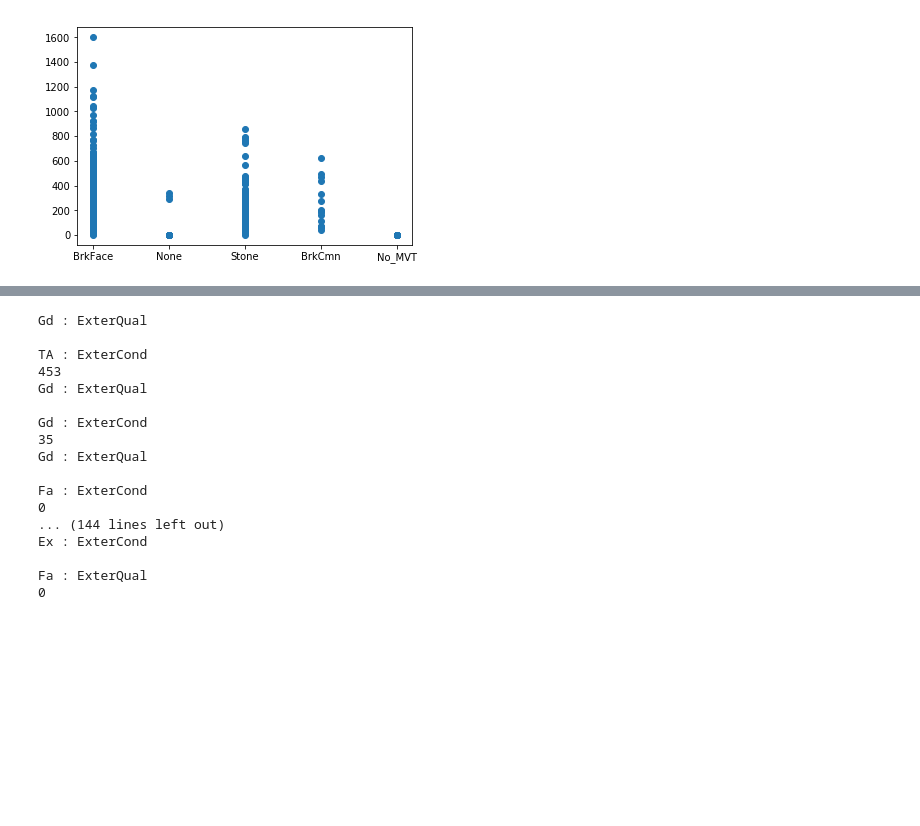
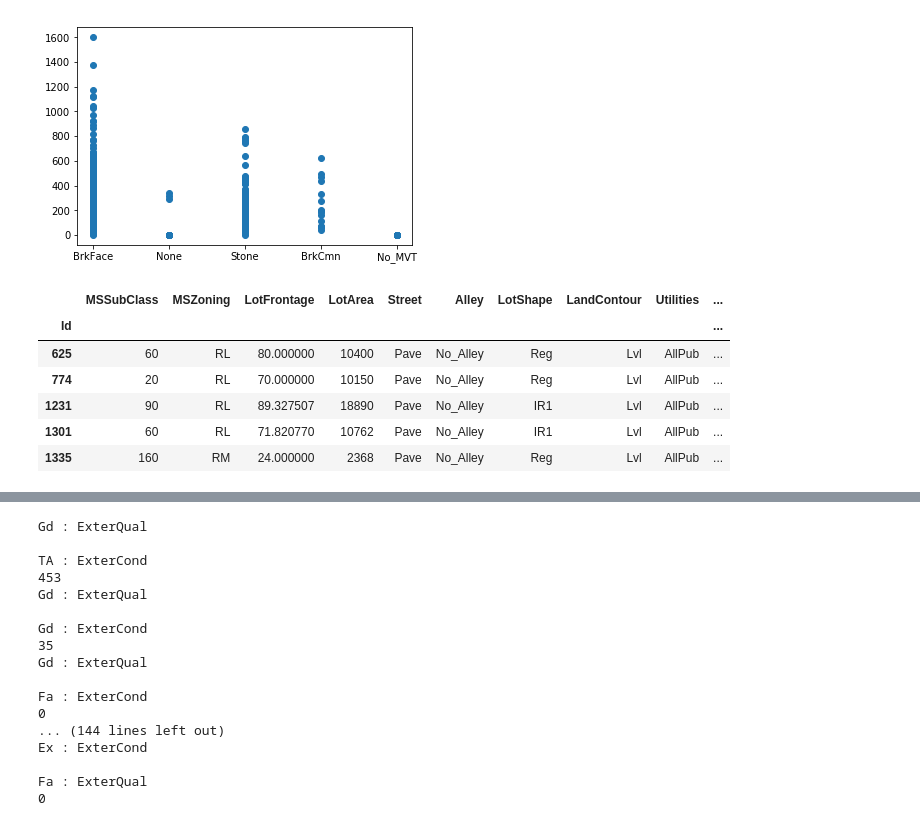
Before and after one commit to jimmy-jing/housing_ml, a Jupyter notebook: jj_dum_stan.ipynb, the cells around one changed output, grey strips where cells are left out. Saved outputs shown, nothing was run; the diff lists cells and outputs as text; code cells hidden in the pictures; blank space fills up the shorter version.

```diff
--- a/jj_dum_stan.ipynb
+++ b/jj_dum_stan.ipynb
@@ -792,3 +792,13 @@ plt.scatter(housing.MasVnrType,housing.MasVnrArea)
 # %% [output]
 <matplotlib.collections.PathCollection at 0x...>
 [figure]
+# %%
+housing.loc[(housing.MasVnrType == 'None') & (housing.MasVnrArea>0),]
+# %% [output]
+|  | MSSubClass | MSZoning | LotFrontage | LotArea | Street | Alley | LotShape | LandContour | Utilities | ... |
+| Id |  |  |  |  |  |  |  |  |  | ... |
+| 625 | 60 | RL | 80.000000 | 10400 | Pave | No_Alley | Reg | Lvl | AllPub | ... |
+| 774 | 20 | RL | 70.000000 | 10150 | Pave | No_Alley | Reg | Lvl | AllPub | ... |
+| 1231 | 90 | RL | 89.327507 | 18890 | Pave | No_Alley | IR1 | Lvl | AllPub | ... |
+| 1301 | 60 | RL | 71.820770 | 10762 | Pave | No_Alley | IR1 | Lvl | AllPub | ... |
+| 1335 | 160 | RM | 24.000000 | 2368 | Pave | No_Alley | Reg | Lvl | AllPub | ... |
```
Also changed, not shown: parts of 8 cells of this notebook, 5 other files.
